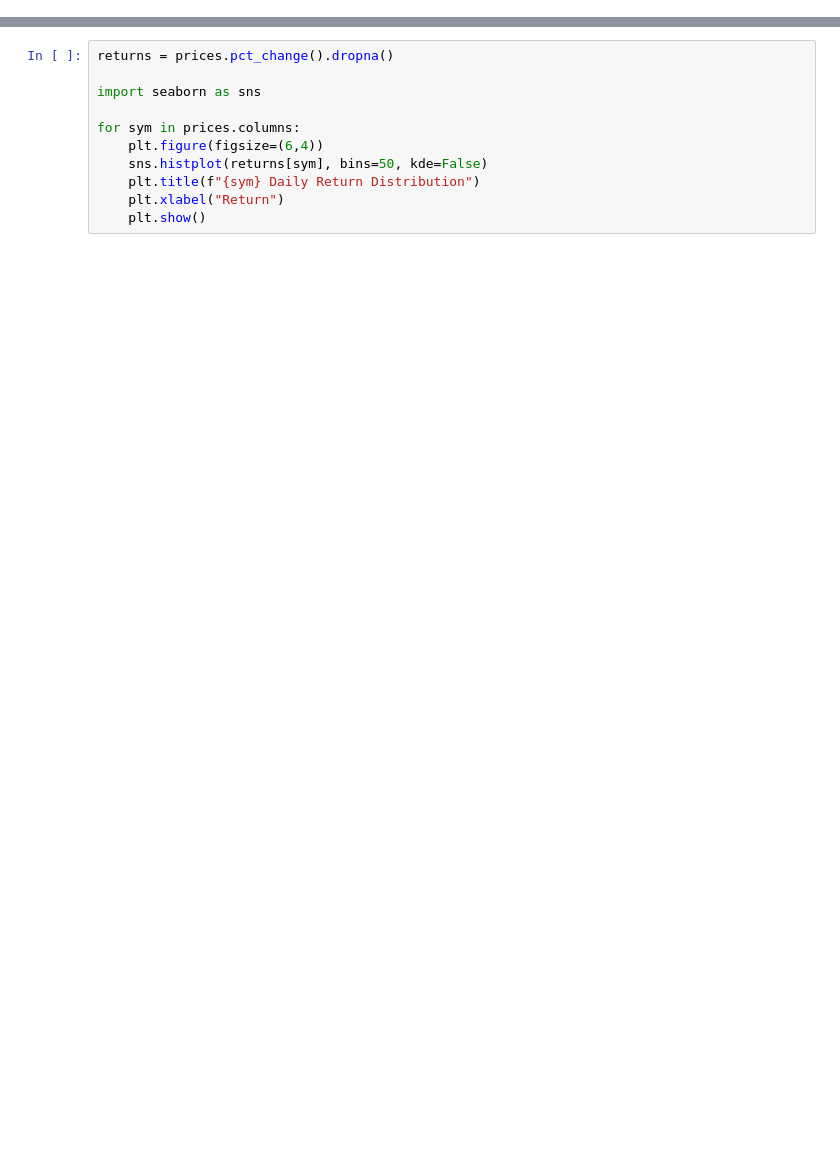
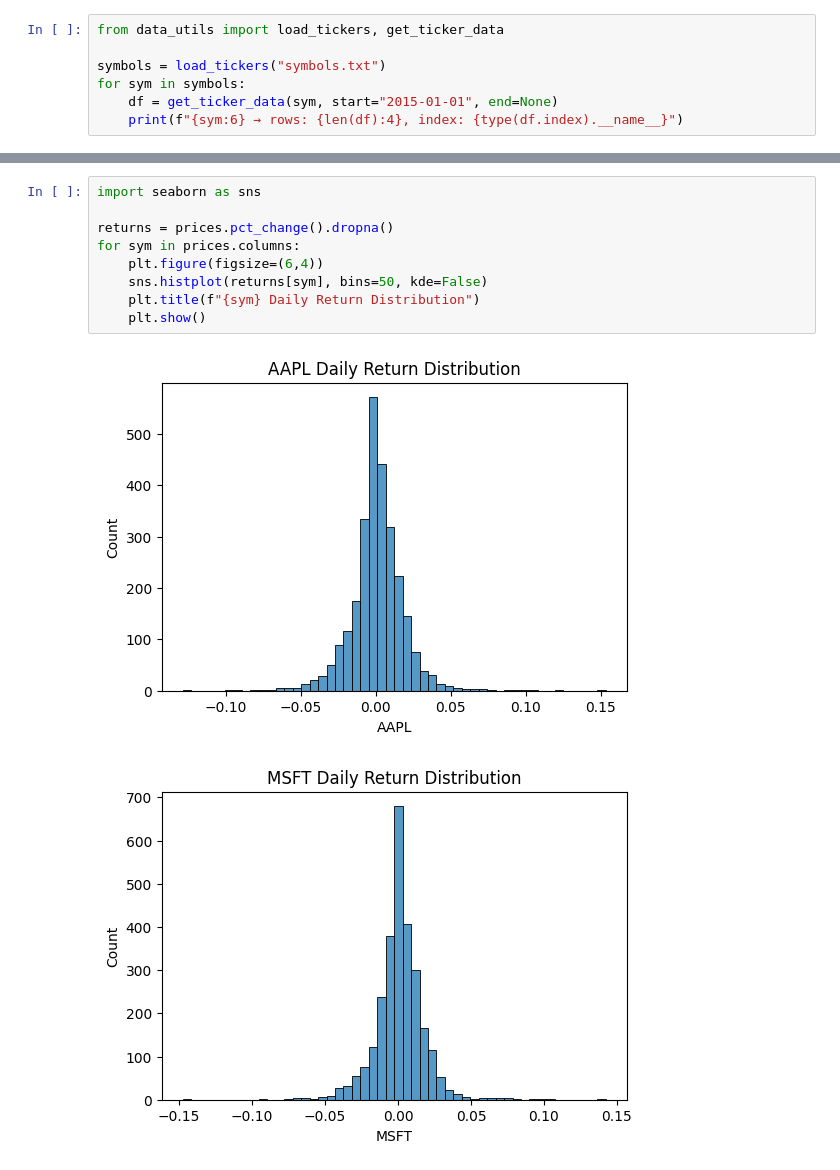
Before and after one commit to Yusef-A/Market-Data-Pipeline-Descriptive-Analytics, a Jupyter notebook: project_1_data_pipeline.ipynb, the cells around one changed output, grey strips where cells are left out. Cells and saved outputs as stored; diff of their text form; blank space fills up the shorter version.

Commit message:
finished visualizations

```diff
--- a/project_1_data_pipeline.ipynb
+++ b/project_1_data_pipeline.ipynb
@@ -7,0 +19,7 @@ This notebook runs the full ingestion→cleaning→storage pipeline via our `ing
+# %%
+from data_utils import load_tickers, get_ticker_data
+
+symbols = load_tickers("symbols.txt")
+for sym in symbols:
+    df = get_ticker_data(sym, start="2015-01-01", end=None)
+    print(f"{sym:6} → rows: {len(df):4}, index: {type(df.index).__name__}")
@@ -33,11 +98,12 @@ plt.show()
 # %%
-returns = prices.pct_change().dropna()
-
 import seaborn as sns
 
+returns = prices.pct_change().dropna()
 for sym in prices.columns:
     plt.figure(figsize=(6,4))
     sns.histplot(returns[sym], bins=50, kde=False)
     plt.title(f"{sym} Daily Return Distribution")
-    plt.xlabel("Return")
     plt.show()
+# %% [output]
+[figure, added]
+[figure, added]
```
Also changed, not shown: parts of 12 cells of this notebook, 11 other files.
